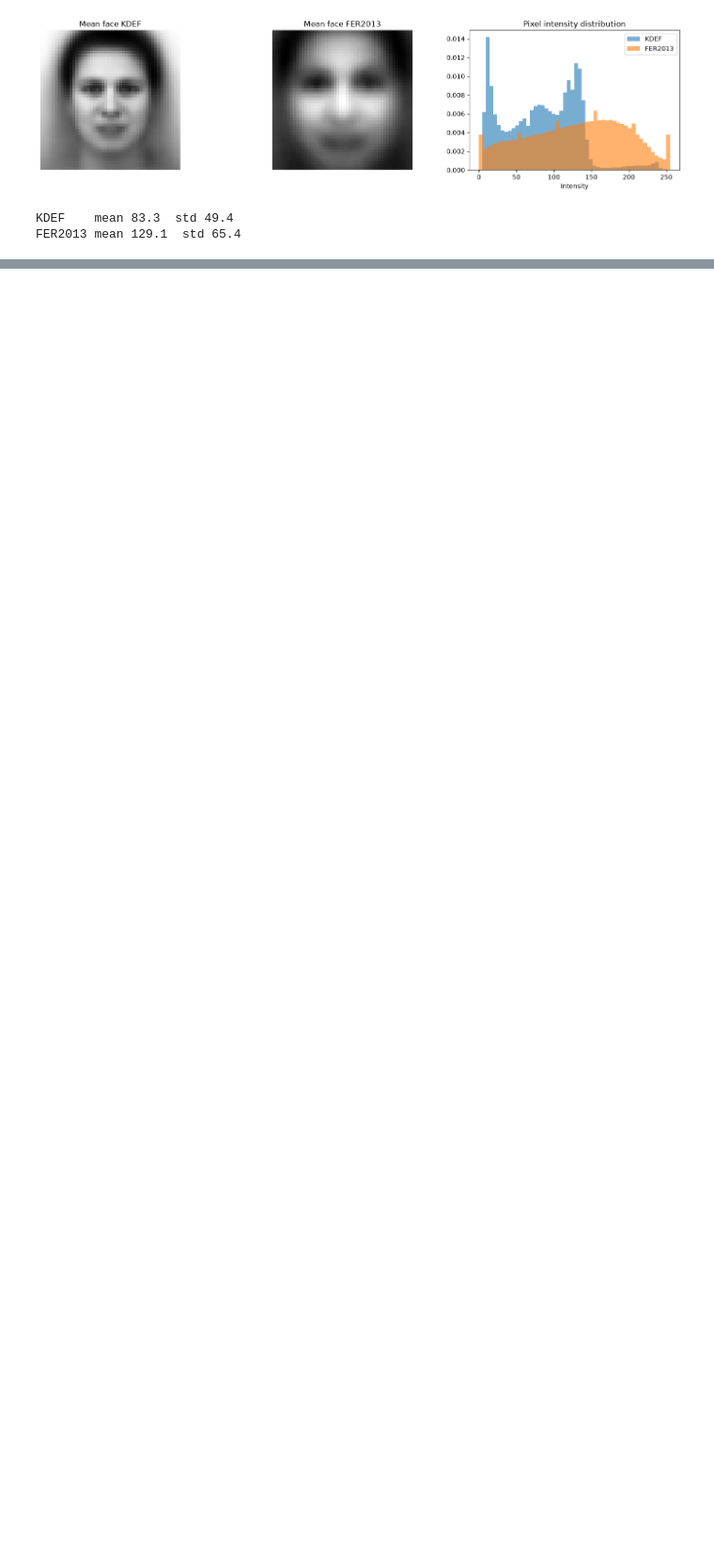
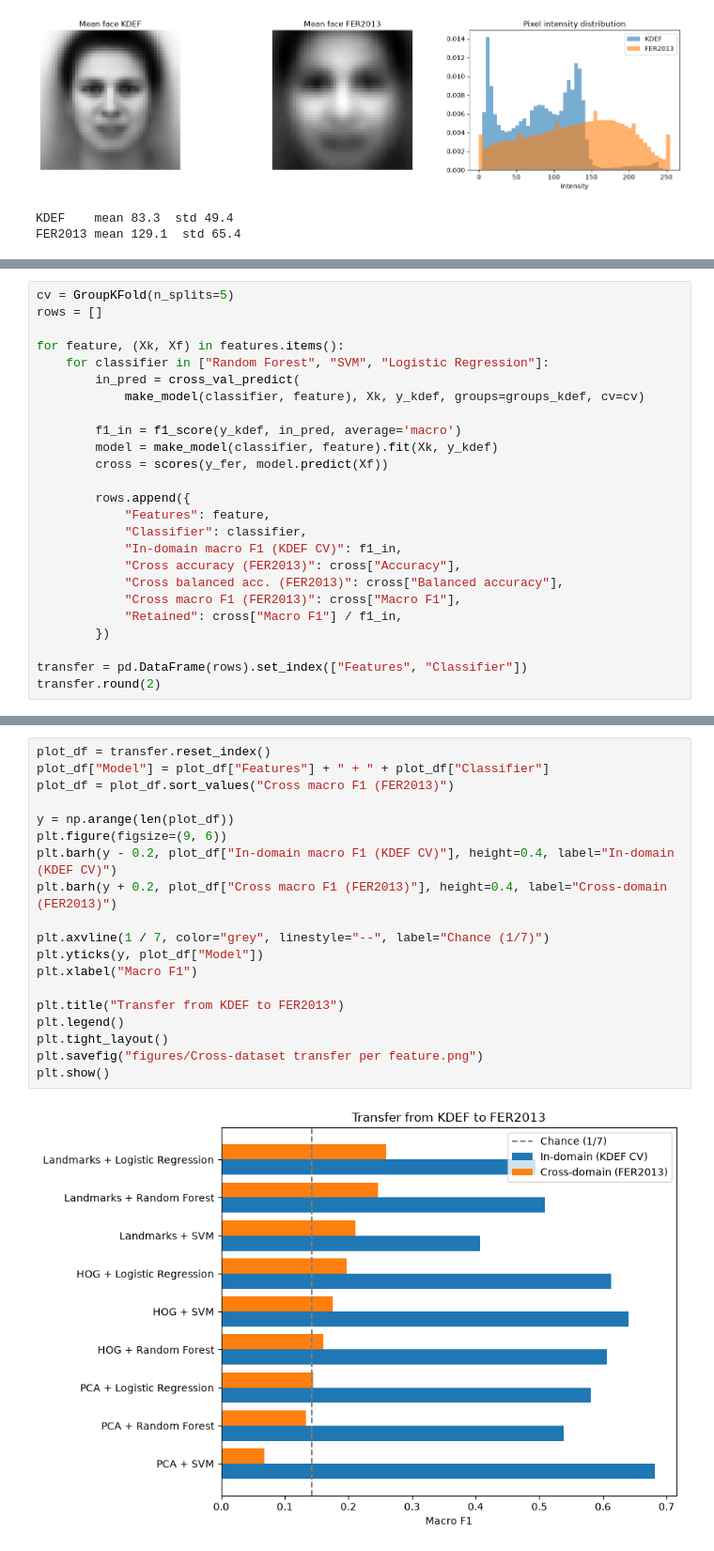
Before and after one commit to kostasparma/Emotion_Recognition_ML, a Jupyter notebook: Task3.ipynb, the cells around one changed output, grey strips where cells are left out. Shown at 94% size. Cells and saved outputs as stored; diff of their text form; blank space fills up the shorter version.

```diff
--- a/Task3.ipynb
+++ b/Task3.ipynb
@@ -162,0 +341,25 @@ FER2013 mean 129.1  std 65.4
+# %%
+cv = GroupKFold(n_splits=5)
+rows = []
+
+for feature, (Xk, Xf) in features.items():
+    for classifier in ["Random Forest", "SVM", "Logistic Regression"]:
+        in_pred = cross_val_predict(
+            make_model(classifier, feature), Xk, y_kdef, groups=groups_kdef, cv=cv)
+
+        f1_in = f1_score(y_kdef, in_pred, average='macro')
+        model = make_model(classifier, feature).fit(Xk, y_kdef)
+        cross = scores(y_fer, model.predict(Xf))
+
+        rows.append({
+            "Features": feature,
+            "Classifier": classifier,
+            "In-domain macro F1 (KDEF CV)": f1_in,
+            "Cross accuracy (FER2013)": cross["Accuracy"],
+            "Cross balanced acc. (FER2013)": cross["Balanced accuracy"],
+            "Cross macro F1 (FER2013)": cross["Macro F1"],
+            "Retained": cross["Macro F1"] / f1_in,
+        })
+
+transfer = pd.DataFrame(rows).set_index(["Features", "Classifier"])
+transfer.round(2)
@@ -162,0 +378,21 @@ FER2013 mean 129.1  std 65.4
+# %%
+plot_df = transfer.reset_index()
+plot_df["Model"] = plot_df["Features"] + " + " + plot_df["Classifier"]
+plot_df = plot_df.sort_values("Cross macro F1 (FER2013)")
+
+y = np.arange(len(plot_df))
+plt.figure(figsize=(9, 6))
+plt.barh(y - 0.2, plot_df["In-domain macro F1 (KDEF CV)"], height=0.4, label="In-domain (KDEF CV)")
+plt.barh(y + 0.2, plot_df["Cross macro F1 (FER2013)"], height=0.4, label="Cross-domain (FER2013)")
+
+plt.axvline(1 / 7, color="grey", linestyle="--", label="Chance (1/7)")
+plt.yticks(y, plot_df["Model"])
+plt.xlabel("Macro F1")
+
+plt.title("Transfer from KDEF to FER2013")
+plt.legend()
+plt.tight_layout()
+plt.savefig("figures/Cross-dataset transfer per feature.png")
+plt.show()
+# %% [output]
+[figure, added]
```
Also changed, not shown: parts of 9 cells of this notebook, 3 other files.
